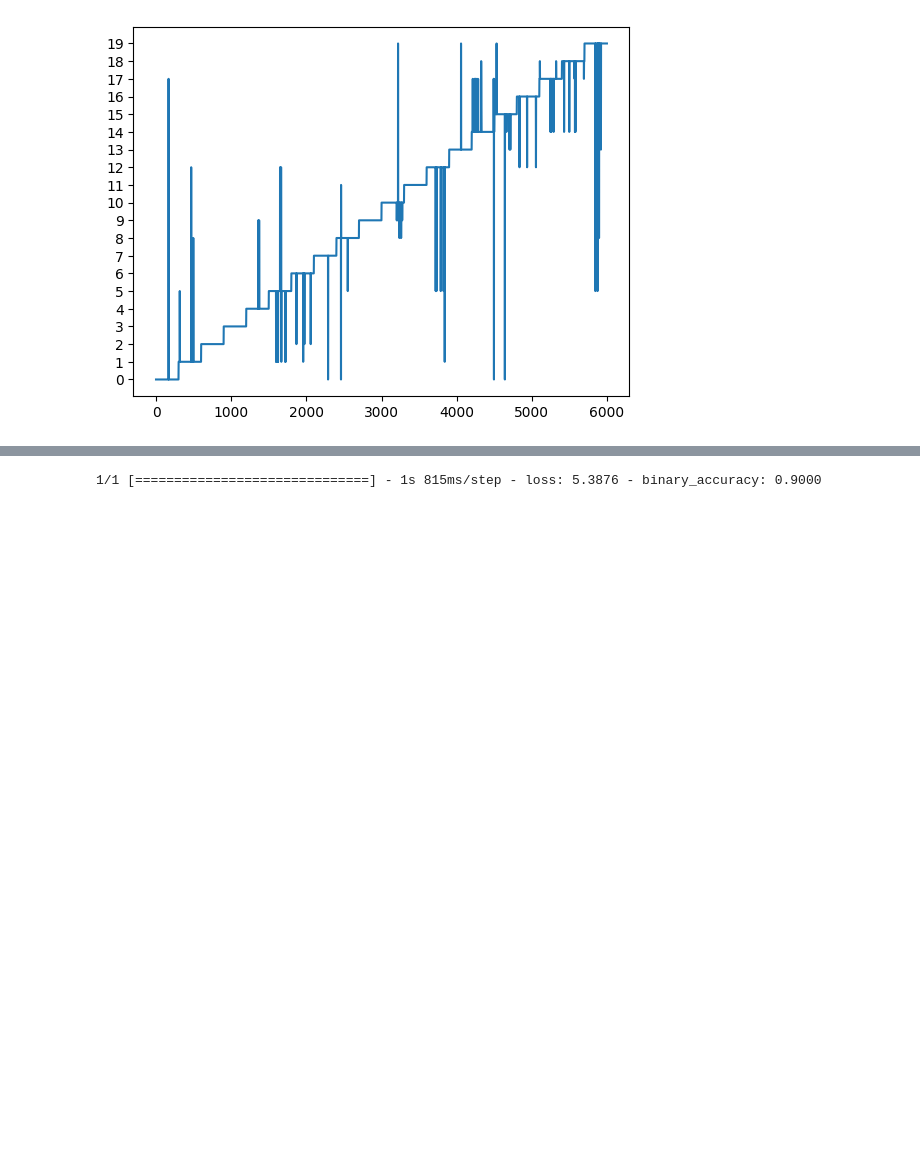
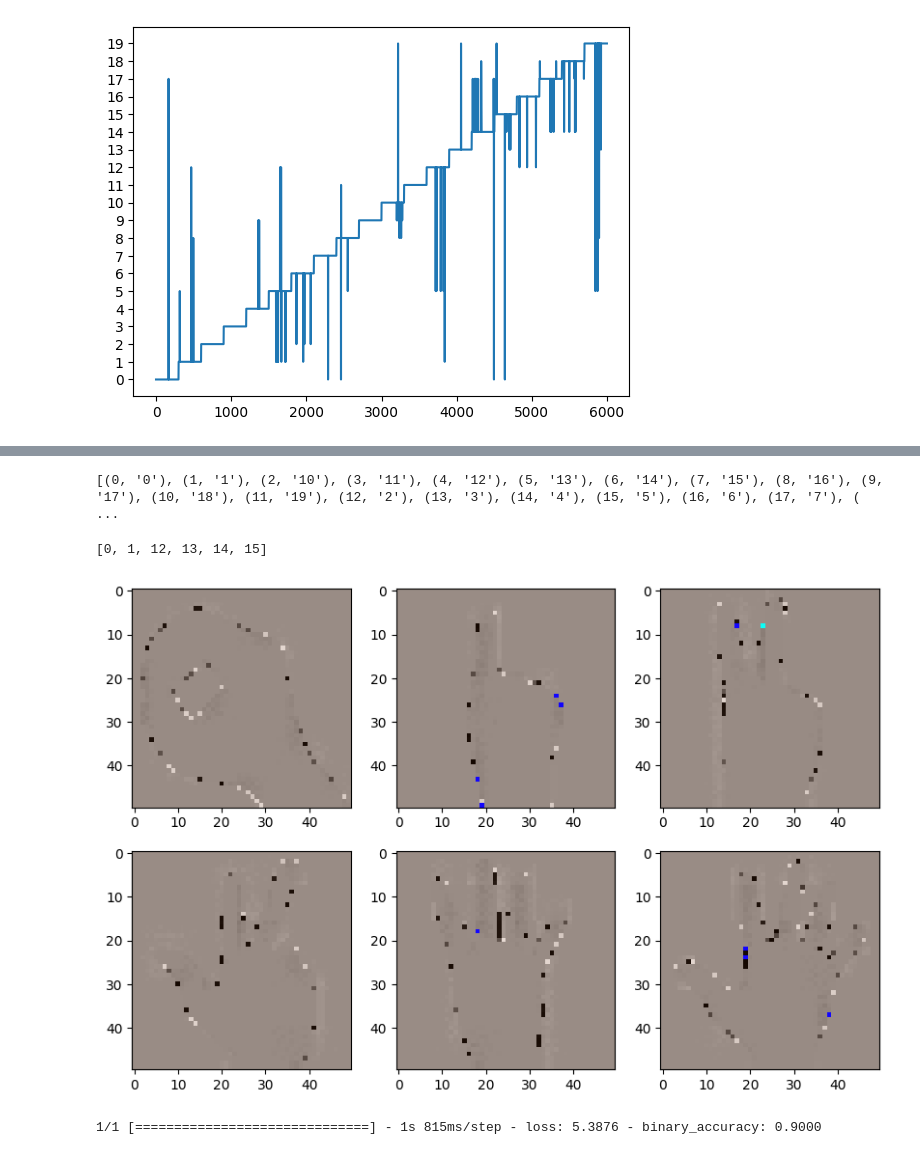
Before and after one commit to S-K-Sami/AI-Project-Laeeb, a Jupyter notebook: test.ipynb, the cells around one changed output, grey strips where cells are left out. Cells and saved outputs as stored; diff of their text form; code cells hidden in the pictures; blank space fills up the shorter version.

Commit message:
Man test extra

```diff
--- a/test.ipynb
+++ b/test.ipynb
@@ -39,3 +39,19 @@ Found 4 files belonging to 20 classes.
+# %%
+print([*zip(range(20), man_test.class_names)])
+# %% [output]
+[(0, '0'), (1, '1'), (2, '10'), (3, '11'), (4, '12'), (5, '13'), (6, '14'), (7, '15'), (8, '16'), (9, '17'), (10, '18'), (11, '19'), (12, '2'), (13, '3'), (14, '4'), (15, '5'), (16, '6'), (17, '7'), ( ...
+# %%
+fig = plt.figure(figsize=(10, 10))  # width, height in inches
+lbl = [];
+for i in range(6):
+    sub = fig.add_subplot(3, 3, i + 1)
+    sub.imshow(next(iter(man_test))[0][i])
+    lbl.append(np.argmax(next(iter(man_test))[1][i]));
+print(lbl);
+plt.show();
+# %% [output]
+[0, 1, 12, 13, 14, 15]
+[figure, added]
 # %%
 laeeb.evaluate(man_test)
 # %% [output]
```
Also changed, not shown: parts of 6 cells of this notebook, 7 other files.
